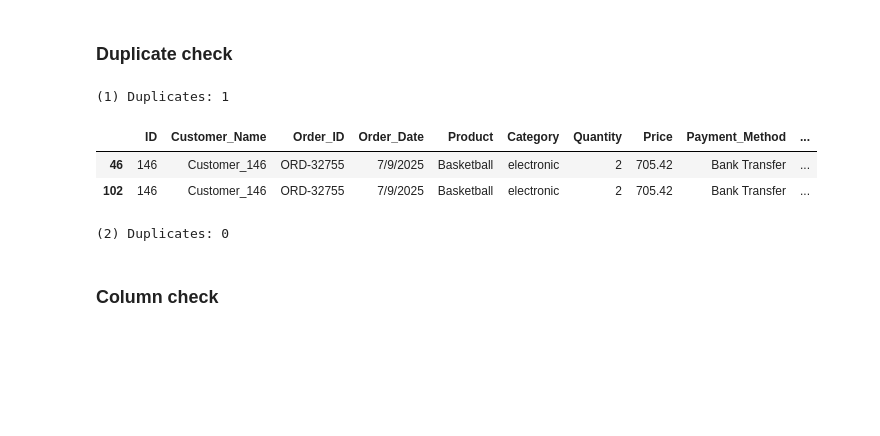
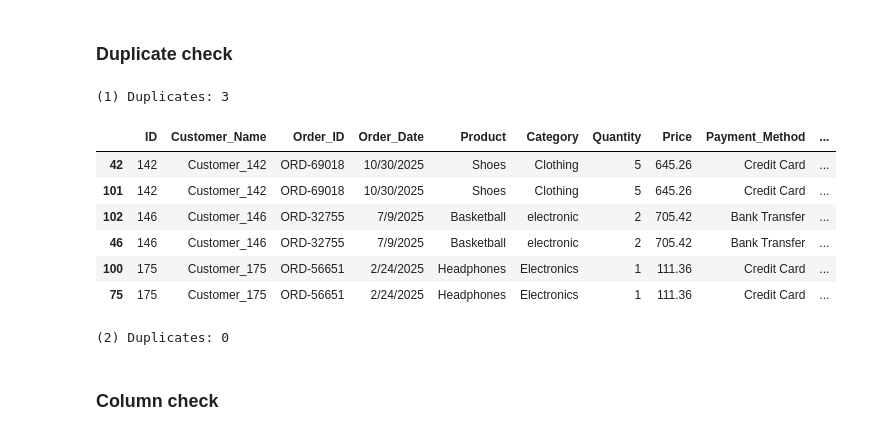
Before and after one commit to Gerum-Berhanu/data-cleaning, a Jupyter notebook: projects/05_ecommerce_sales/05_data_cleaning.ipynb, the cells around one changed output. Saved outputs shown, nothing was run; the diff lists cells and outputs as text; code cells hidden in the pictures; blank space fills up the shorter version.

Commit message:
update duplicate check to track only Order_ID

```diff
--- a/projects/05_ecommerce_sales/05_data_cleaning.ipynb
+++ b/projects/05_ecommerce_sales/05_data_cleaning.ipynb
@@ -26,15 +26,20 @@ df.head()
 ### Duplicate check
 # %%
 # Duplicate check
-print("(1) Duplicates:", df.duplicated().sum())
-display(df[df.duplicated(keep=False)]) # keep=False to also include the first occurrences
-df.drop_duplicates(inplace=True)
-print("(2) Duplicates:", df.duplicated().sum())
+print("(1) Duplicates:", df.duplicated(subset=["Order_ID"]).sum())
+display(df[df.duplicated(subset=["Order_ID"], keep=False)].sort_values(by="ID")) # keep=False to also include the first occurrences
+# drops rows that have the exact same Order_ID, regardless of the other columns
+df.drop_duplicates(subset=["Order_ID"], inplace=True)
+print("(2) Duplicates:", df.duplicated(subset=["Order_ID"]).sum())
 # %% [output]
-(1) Duplicates: 1
+(1) Duplicates: 3
 |  | ID | Customer_Name | Order_ID | Order_Date | Product | Category | Quantity | Price | Payment_Method | ... |
+| 42 | 142 | Customer_142 | ORD-69018 | 10/30/2025 | Shoes | Clothing | 5 | 645.26 | Credit Card | ... |
+| 101 | 142 | Customer_142 | ORD-69018 | 10/30/2025 | Shoes | Clothing | 5 | 645.26 | Credit Card | ... |
+| 102 | 146 | Customer_146 | ORD-32755 | 7/9/2025 | Basketball | electronic | 2 | 705.42 | Bank Transfer | ... |
 | 46 | 146 | Customer_146 | ORD-32755 | 7/9/2025 | Basketball | electronic | 2 | 705.42 | Bank Transfer | ... |
-| 102 | 146 | Customer_146 | ORD-32755 | 7/9/2025 | Basketball | electronic | 2 | 705.42 | Bank Transfer | ... |
+| 100 | 175 | Customer_175 | ORD-56651 | 2/24/2025 | Headphones | Electronics | 1 | 111.36 | Credit Card | ... |
+| 75 | 175 | Customer_175 | ORD-56651 | 2/24/2025 | Headphones | Electronics | 1 | 111.36 | Credit Card | ... |
 (2) Duplicates: 0
 # %% [markdown]
 ### Column check
```
Also changed, not shown: parts of 7 cells of this notebook.
